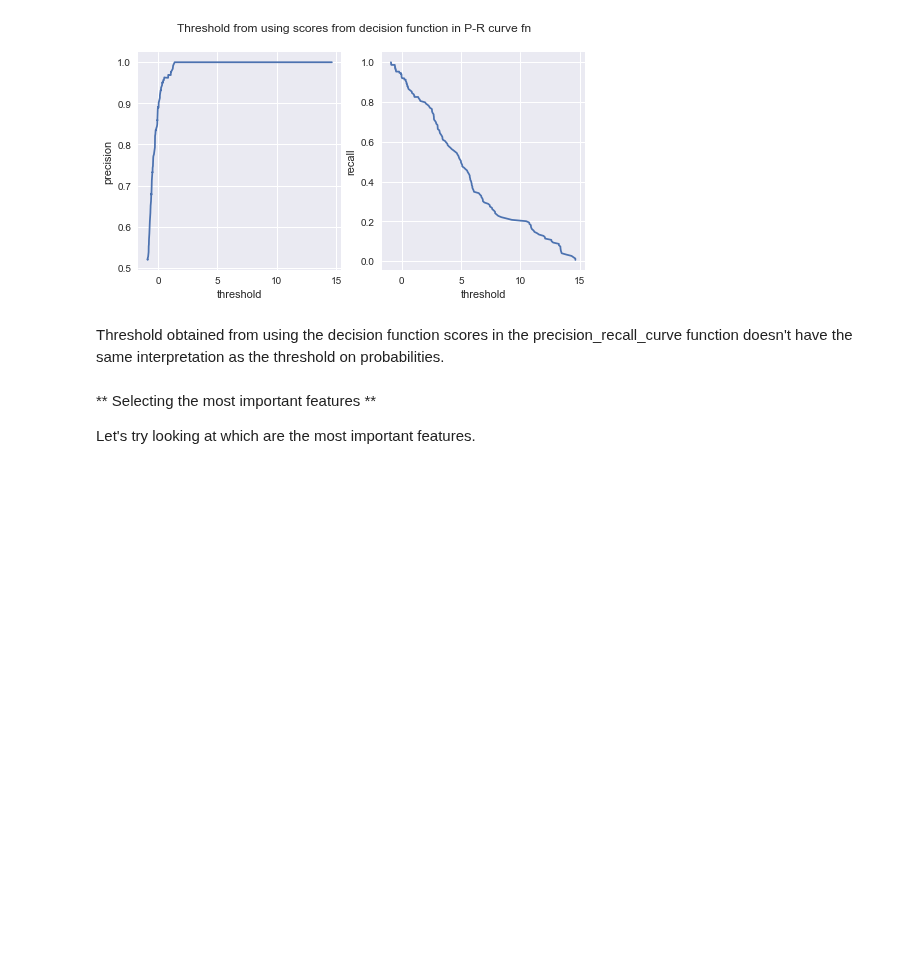
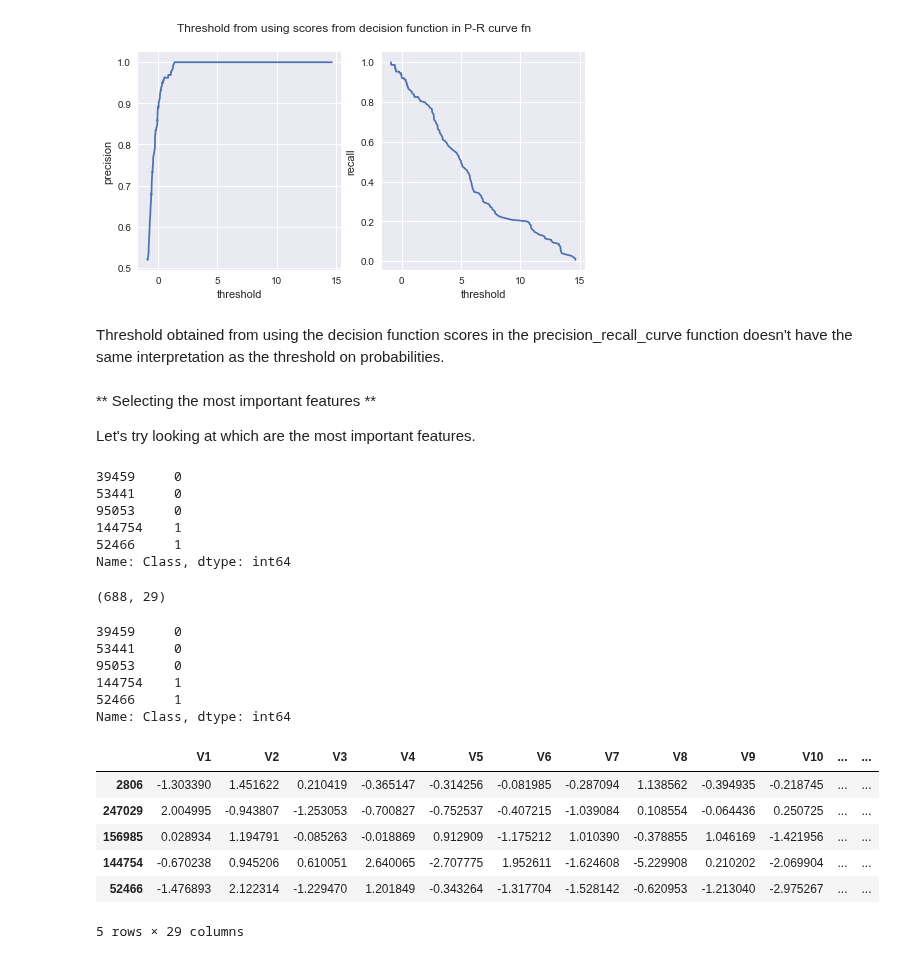
Before and after one commit to sushant2811/CreditCardFraudDetection, a Jupyter notebook: CreditCardFraudDetection.ipynb, the cells around one changed output. Saved outputs shown, nothing was run; the diff lists cells and outputs as text; code cells hidden in the pictures; blank space fills up the shorter version.

Commit message:
Merging undersampled normal plus fraud

```diff
--- a/CreditCardFraudDetection.ipynb
+++ b/CreditCardFraudDetection.ipynb
@@ -1154,3 +1154,12 @@ Threshold obtained from using the decision function scores in the precision_reca
 ** Selecting the most important features **
 
 Let's try looking at which are the most important features.
+# %%
+trainUnderSampleY.head()
+# %% [output]
+39459     0
+53441     0
+95053     0
+144754    1
+52466     1
+Name: Class, dtype: int64
@@ -1156,0 +1168,23 @@ Let's try looking at which are the most important features.
+# %%
+trainUnderSampleX.shape
+# %% [output]
+(688, 29)
+# %%
+trainUnderSampleY.head()
+# %% [output]
+39459     0
+53441     0
+95053     0
+144754    1
+52466     1
+Name: Class, dtype: int64
+# %%
+trainUnderSampleX.head()
+# %% [output]
+|  | V1 | V2 | V3 | V4 | V5 | V6 | V7 | V8 | V9 | V10 | ... | ... |
+| 2806 | -1.303390 | 1.451622 | 0.210419 | -0.365147 | -0.314256 | -0.081985 | -0.287094 | 1.138562 | -0.394935 | -0.218745 | ... | ... |
+| 247029 | 2.004995 | -0.943807 | -1.253053 | -0.700827 | -0.752537 | -0.407215 | -1.039084 | 0.108554 | -0.064436 | 0.250725 | ... | ... |
+| 156985 | 0.028934 | 1.194791 | -0.085263 | -0.018869 | 0.912909 | -1.175212 | 1.010390 | -0.378855 | 1.046169 | -1.421956 | ... | ... |
+| 144754 | -0.670238 | 0.945206 | 0.610051 | 2.640065 | -2.707775 | 1.952611 | -1.624608 | -5.229908 | 0.210202 | -2.069904 | ... | ... |
+| 52466 | -1.476893 | 2.122314 | -1.229470 | 1.201849 | -0.343264 | -1.317704 | -1.528142 | -0.620953 | -1.213040 | -2.975267 | ... | ... |
+5 rows × 29 columns
```
Also changed, not shown: parts of 9 cells of this notebook, 1 other file.
